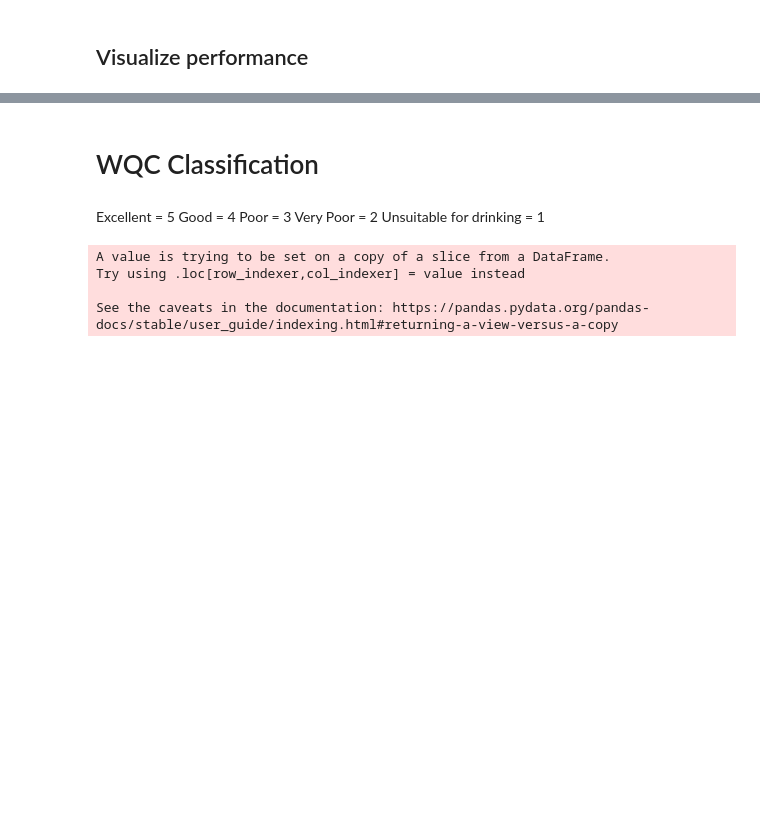
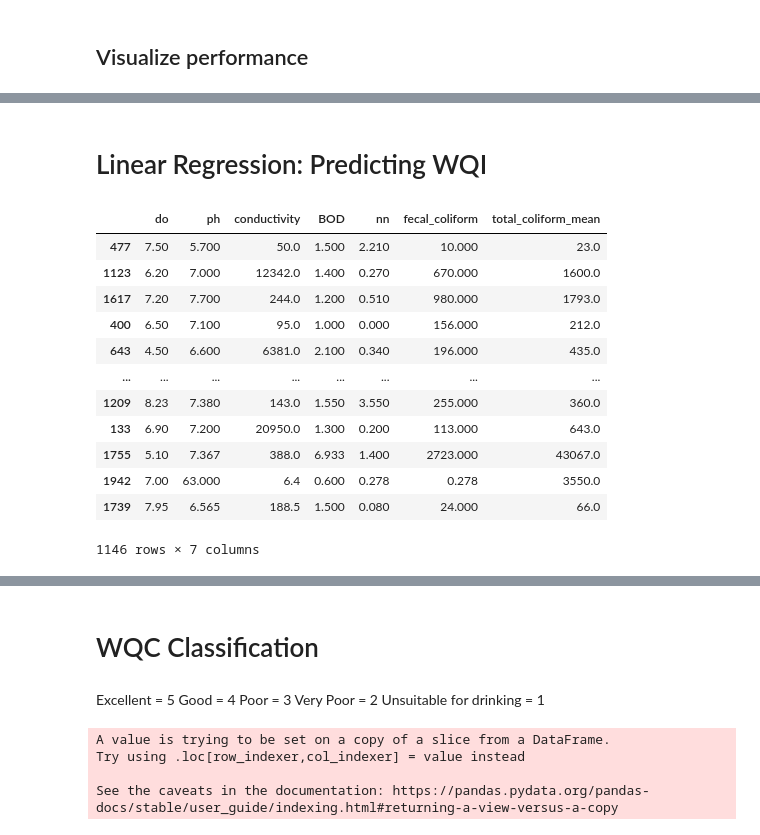
Before and after one commit to Murdock135/Water-Quality-Prediction, a Jupyter notebook: notebooks/initial_analysis.ipynb, the cells around one changed output, grey strips where cells are left out. Saved outputs shown, nothing was run; the diff lists cells and outputs as text; code cells hidden in the pictures; blank space fills up the shorter version.

```diff
--- a/notebooks/initial_analysis.ipynb
+++ b/notebooks/initial_analysis.ipynb
@@ -454,12 +454,12 @@ from sklearn.pipeline import Pipeline
 from sklearn.svm import SVR
 from sklearn.preprocessing import StandardScaler
 # %%
-pipeline = Pipeline([
+pipe_svr = Pipeline([
     ("Std scaling", StandardScaler()),
     ("SVR",SVR(kernel="linear",C=3000,gamma="scale",degree=3,epsilon=1,coef0=1,verbose=True))
      ])
 # %%
-pipeline.fit(x_train,y_train)
+pipe_svr.fit(x_train,y_train)
 # %% [output]
 [LibSVM]
 Pipeline(steps=[('Std scaling', StandardScaler()),
@@ -557,0 +559,2 @@ fig.show()
+# %% [markdown]
+# Linear Regression: Predicting WQI
@@ -557,0 +563,16 @@ fig.show()
+# %%
+x_train
+# %% [output]
+|  | do | ph | conductivity | BOD | nn | fecal_coliform | total_coliform_mean |
+| 477 | 7.50 | 5.700 | 50.0 | 1.500 | 2.210 | 10.000 | 23.0 |
+| 1123 | 6.20 | 7.000 | 12342.0 | 1.400 | 0.270 | 670.000 | 1600.0 |
+| 1617 | 7.20 | 7.700 | 244.0 | 1.200 | 0.510 | 980.000 | 1793.0 |
+| 400 | 6.50 | 7.100 | 95.0 | 1.000 | 0.000 | 156.000 | 212.0 |
+| 643 | 4.50 | 6.600 | 6381.0 | 2.100 | 0.340 | 196.000 | 435.0 |
+| ... | ... | ... | ... | ... | ... | ... | ... |
+| 1209 | 8.23 | 7.380 | 143.0 | 1.550 | 3.550 | 255.000 | 360.0 |
+| 133 | 6.90 | 7.200 | 20950.0 | 1.300 | 0.200 | 113.000 | 643.0 |
+| 1755 | 5.10 | 7.367 | 388.0 | 6.933 | 1.400 | 2723.000 | 43067.0 |
+| 1942 | 7.00 | 63.000 | 6.4 | 0.600 | 0.278 | 0.278 | 3550.0 |
+| 1739 | 7.95 | 6.565 | 188.5 | 1.500 | 0.080 | 24.000 | 66.0 |
+1146 rows × 7 columns
```
Also changed, not shown: parts of 14 cells of this notebook.
